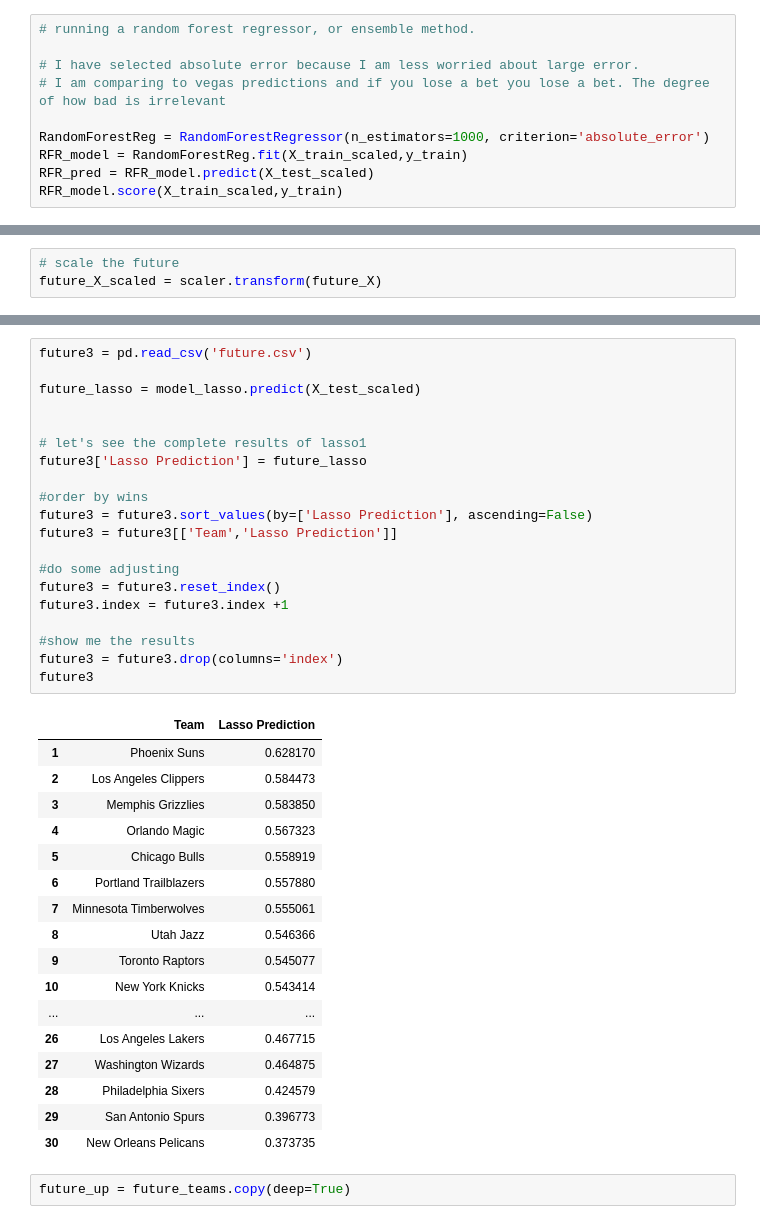
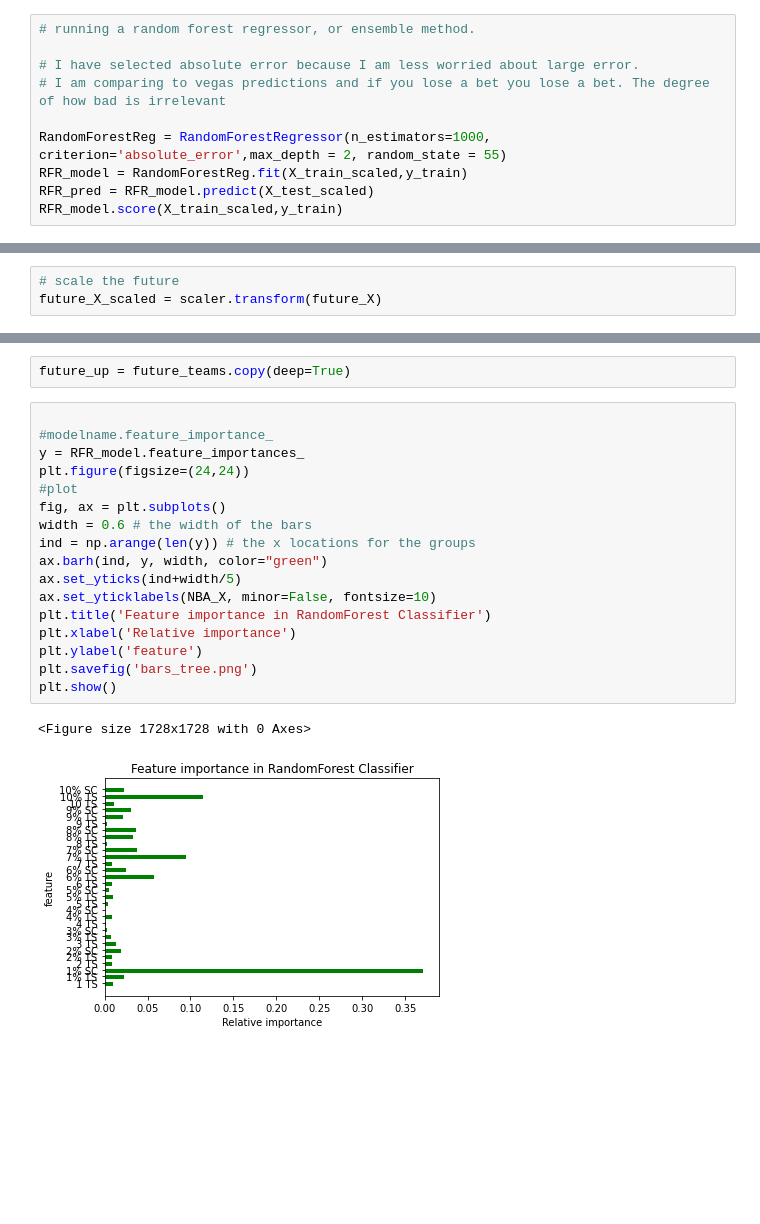
Before and after one commit to pughjoepugh/NBA-Capstone, a Jupyter notebook: NBA MODELING.ipynb, the cells around one changed output, grey strips where cells are left out. Drawn from its saved outputs; the diff is of its cells as text; blank space fills up the shorter version.

```diff
--- a/NBA MODELING.ipynb
+++ b/NBA MODELING.ipynb
@@ -598,7 +600,7 @@ That is close. ridge 2 eeks out a win against lasso 1. At the moment I still lik
 # I have selected absolute error because I am less worried about large error.
 # I am comparing to vegas predictions and if you lose a bet you lose a bet. The degree of how bad is irrelevant
 
-RandomForestReg = RandomForestRegressor(n_estimators=1000, criterion='absolute_error')
+RandomForestReg = RandomForestRegressor(n_estimators=1000, criterion='absolute_error',max_depth = 2, random_state = 55)
 RFR_model = RandomForestReg.fit(X_train_scaled,y_train)
 RFR_pred = RFR_model.predict(X_test_scaled)
 RFR_model.score(X_train_scaled,y_train)
@@ -801,40 +756,22 @@ future2
-# %%
-future3 = pd.read_csv('future.csv')
-
-future_lasso = model_lasso.predict(X_test_scaled)
-
-
-# let's see the complete results of lasso1
-future3['Lasso Prediction'] = future_lasso
-
-#order by wins
-future3 = future3.sort_values(by=['Lasso Prediction'], ascending=False)
-future3 = future3[['Team','Lasso Prediction']]
-
-#do some adjusting
-future3 = future3.reset_index()
-future3.index = future3.index +1
-
-#show me the results
-future3 = future3.drop(columns='index')
-future3
-# %% [output]
-|  | Team | Lasso Prediction |
-| 1 | Phoenix Suns | 0.628170 |
-| 2 | Los Angeles Clippers | 0.584473 |
-| 3 | Memphis Grizzlies | 0.583850 |
-| 4 | Orlando Magic | 0.567323 |
-| 5 | Chicago Bulls | 0.558919 |
-| 6 | Portland Trailblazers | 0.557880 |
-| 7 | Minnesota Timberwolves | 0.555061 |
-| 8 | Utah Jazz | 0.546366 |
-| 9 | Toronto Raptors | 0.545077 |
-| 10 | New York Knicks | 0.543414 |
-| ... | ... | ... |
-| 26 | Los Angeles Lakers | 0.467715 |
-| 27 | Washington Wizards | 0.464875 |
-| 28 | Philadelphia Sixers | 0.424579 |
-| 29 | San Antonio Spurs | 0.396773 |
-| 30 | New Orleans Pelicans | 0.373735 |
 # %%
 future_up = future_teams.copy(deep=True)
+# %%
+
+#modelname.feature_importance_
+y = RFR_model.feature_importances_
+plt.figure(figsize=(24,24))
+#plot
+fig, ax = plt.subplots()
+width = 0.6 # the width of the bars
+ind = np.arange(len(y)) # the x locations for the groups
+ax.barh(ind, y, width, color="green")
+ax.set_yticks(ind+width/5)
+ax.set_yticklabels(NBA_X, minor=False, fontsize=10)
+plt.title('Feature importance in RandomForest Classifier')
+plt.xlabel('Relative importance')
+plt.ylabel('feature')
+plt.savefig('bars_tree.png')
+plt.show()
+# %% [output]
+<Figure size 1728x1728 with 0 Axes>
+[figure, added]
```
Also changed, not shown: parts of 17 cells of this notebook, 5 other files.
